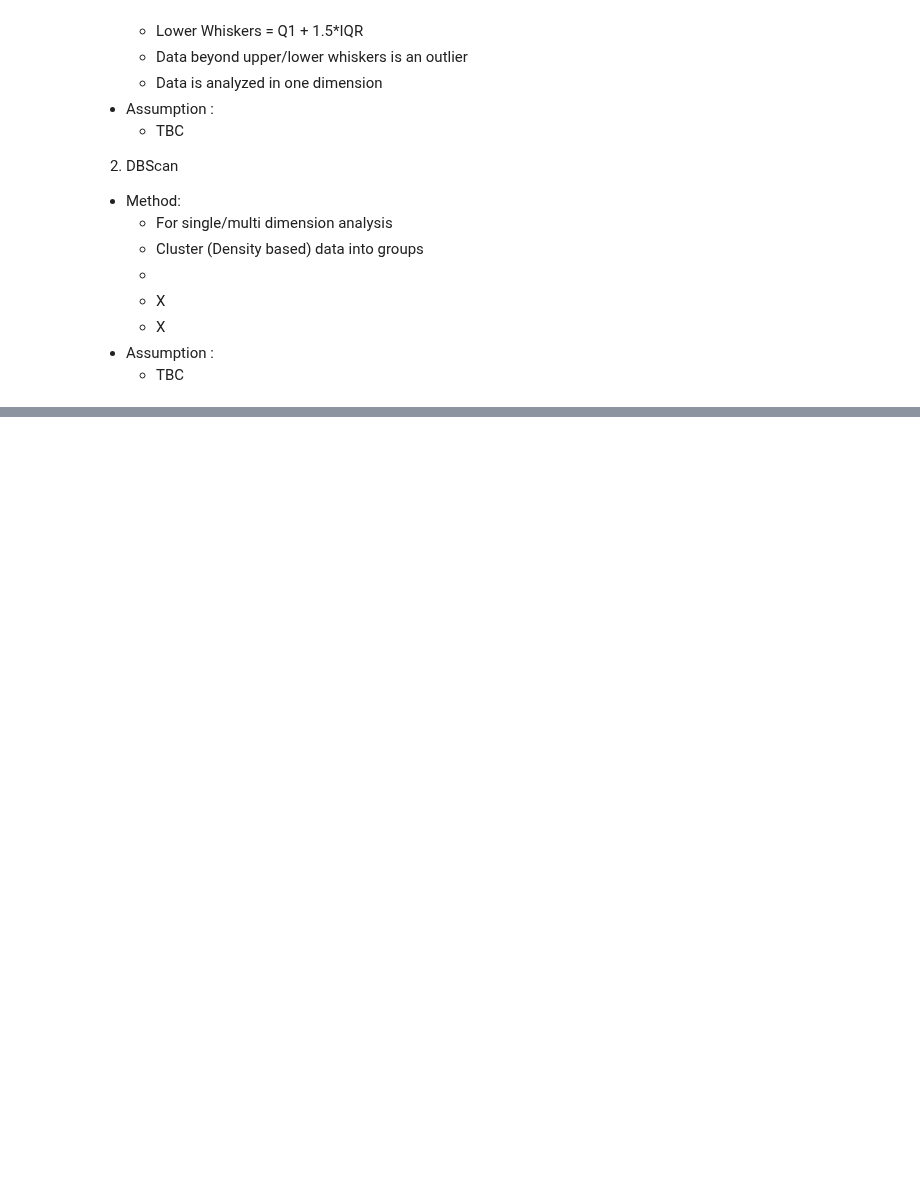
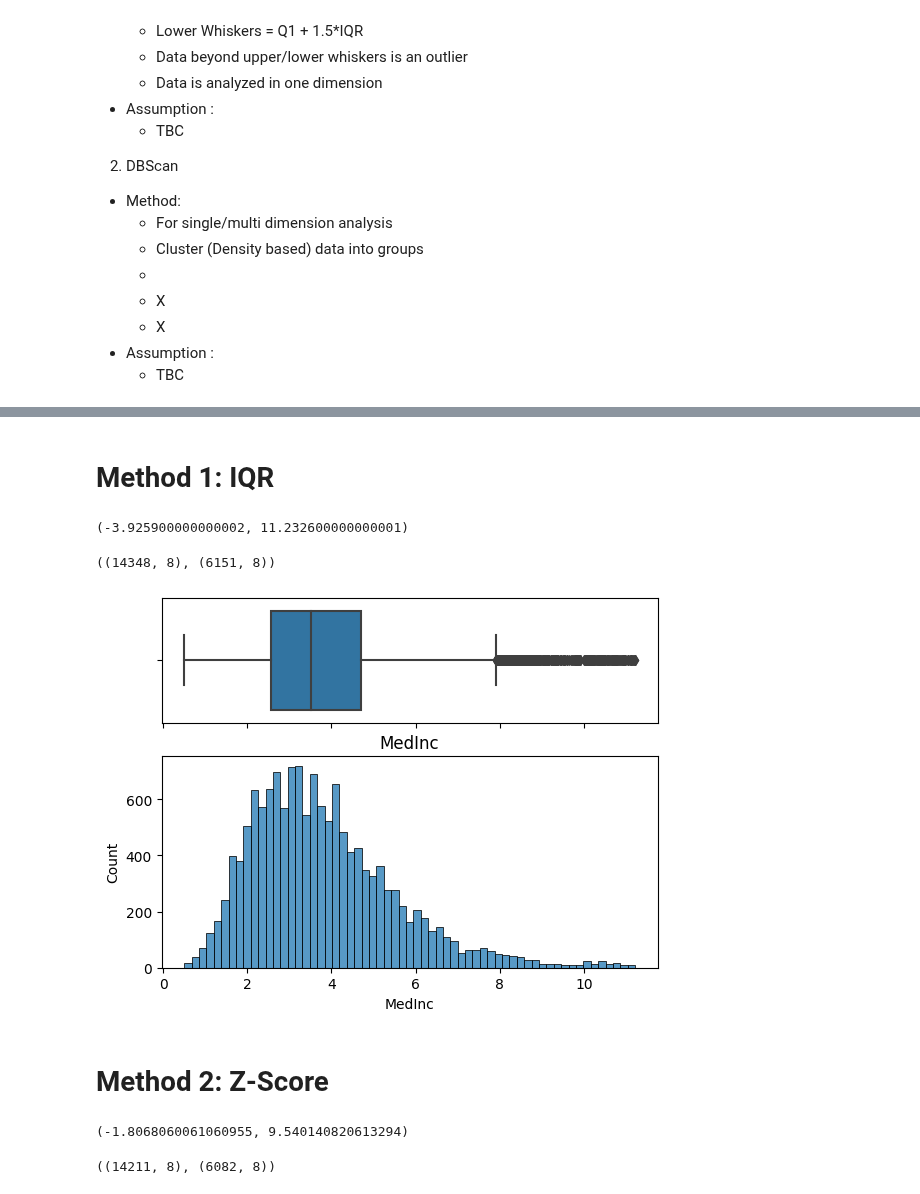
Before and after one commit to megatAhmad/sma_2023_oct, a Jupyter notebook: Python_OutliersAnalysis.ipynb, the cells around one changed output, grey strips where cells are left out. Saved outputs shown, nothing was run; the diff lists cells and outputs as text; code cells hidden in the pictures; blank space fills up the shorter version.

```diff
--- a/Python_OutliersAnalysis.ipynb
+++ b/Python_OutliersAnalysis.ipynb
@@ -56,0 +106,48 @@ a
+# %% [markdown]
+# Method 1: IQR
+# %%
+def find_limits(df, variable, fold):
+
+    IQR = df[variable].quantile(0.75) - df[variable].quantile(0.25)
+
+    lower_limit = df[variable].quantile(0.25) - (IQR * fold)
+    upper_limit = df[variable].quantile(0.75) + (IQR * fold)
+
+    return lower_limit, upper_limit
+# %%
+# we find the limits
+
+lower_limit, upper_limit = find_limits(X_train, "MedInc", 3)
+lower_limit, upper_limit
+# %% [output]
+(-3.925900000000002, 11.232600000000001)
+# %%
+# Remove outliers on the left
+
+# ge: greater or equal than ==> True/False vector
+
+inliers = X_train["MedInc"].ge(lower_limit)
+X_train = X_train.loc[inliers]
+
+inliers = X_test["MedInc"].ge(lower_limit)
+X_test = X_test.loc[inliers]
+# %%
+# Remove outliers on the right
+
+# le: lower or equal than ==> True/False vector
+
+inliers = X_train["MedInc"].le(upper_limit)
+X_train = X_train.loc[inliers]
+
+inliers = X_test["MedInc"].le(upper_limit)
+X_test = X_test.loc[inliers]
+# %%
+X_train.shape, X_test.shape
+# %% [output]
+((14348, 8), (6151, 8))
+# %%
+plot_boxplot_and_hist(X_train, "MedInc")
+# %% [output]
+[figure, added]
+# %% [markdown]
+# Method 2: Z-Score
@@ -56,0 +169,7 @@ a
+# %%
+# we find the limits
+
+lower_limit, upper_limit = find_limits(X_train, "MedInc", 3)
+lower_limit, upper_limit
+# %% [output]
+(-1.8068060061060955, 9.540140820613294)
@@ -56,0 +196,4 @@ a
+# %%
+X_train.shape, X_test.shape
+# %% [output]
+((14211, 8), (6082, 8))
```
Also changed, not shown: parts of 19 cells of this notebook.
